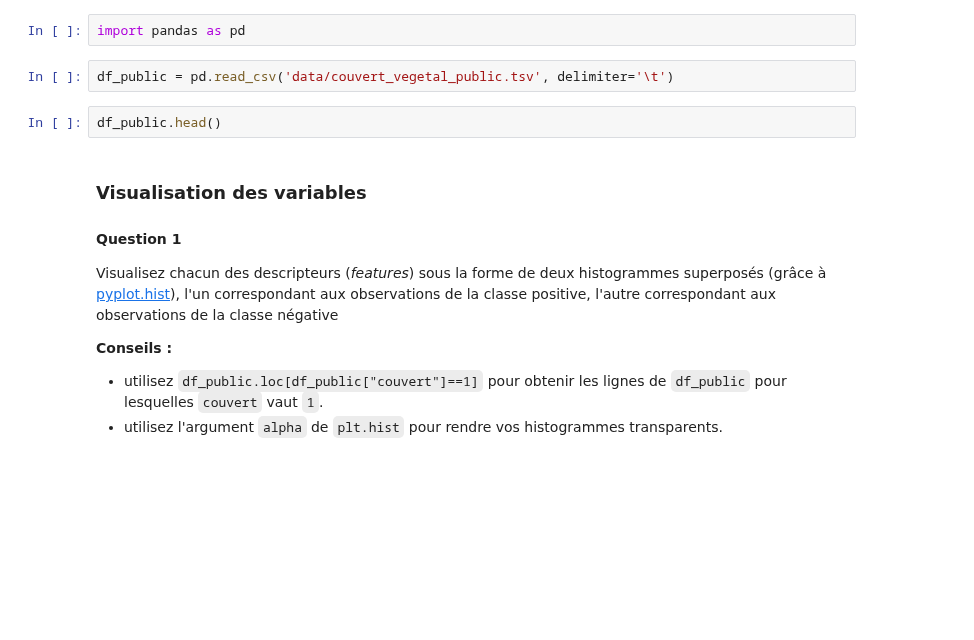
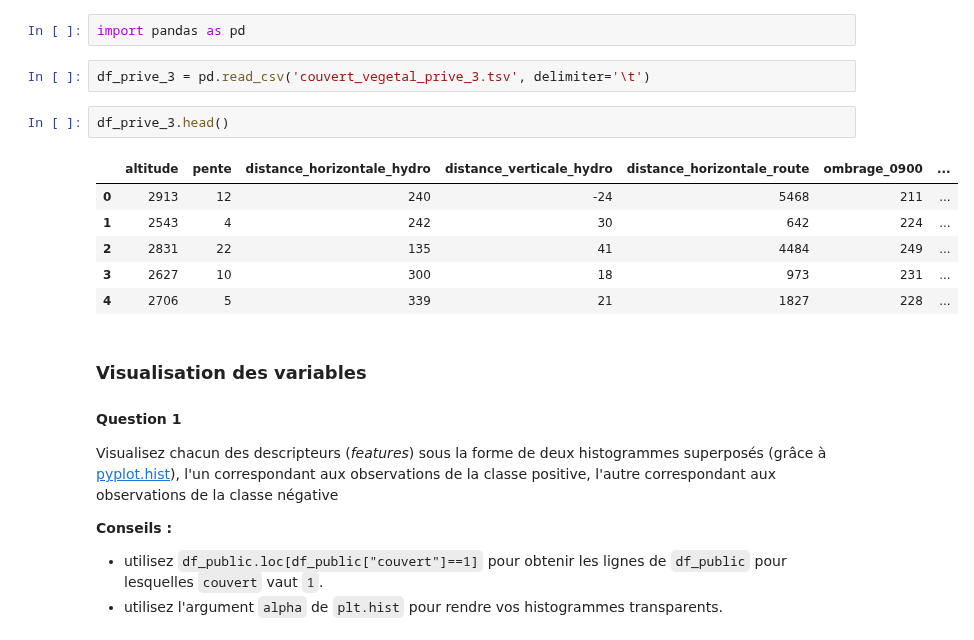
Before and after one commit to VDeumier/Projet_SDD, a Jupyter notebook: Projet_SDD_2024.ipynb, the cells around one changed output. Cells and saved outputs as stored; diff of their text form; blank space fills up the shorter version.

```diff
--- a/Projet_SDD_2024.ipynb
+++ b/Projet_SDD_2024.ipynb
@@ -48,9 +48,16 @@ import matplotlib.pyplot as plt
 # %%
 import pandas as pd
 # %%
-df_public = pd.read_csv('data/couvert_vegetal_public.tsv', delimiter='\t')
+df_prive_3 = pd.read_csv('couvert_vegetal_prive_3.tsv', delimiter='\t')
 # %%
-df_public.head()
+df_prive_3.head()
+# %% [output]
+|  | altitude | pente | distance_horizontale_hydro | distance_verticale_hydro | distance_horizontale_route | ombrage_0900 | ... |
+| 0 | 2913 | 12 | 240 | -24 | 5468 | 211 | ... |
+| 1 | 2543 | 4 | 242 | 30 | 642 | 224 | ... |
+| 2 | 2831 | 22 | 135 | 41 | 4484 | 249 | ... |
+| 3 | 2627 | 10 | 300 | 18 | 973 | 231 | ... |
+| 4 | 2706 | 5 | 339 | 21 | 1827 | 228 | ... |
 # %% [markdown]
 ### Visualisation des variables
 
```
Also changed, not shown: parts of 1 cell of this notebook.
